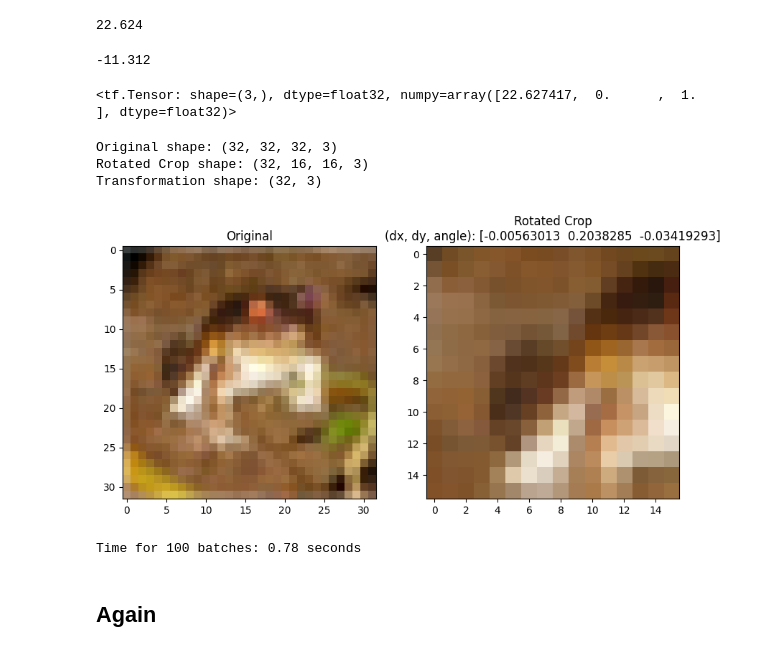
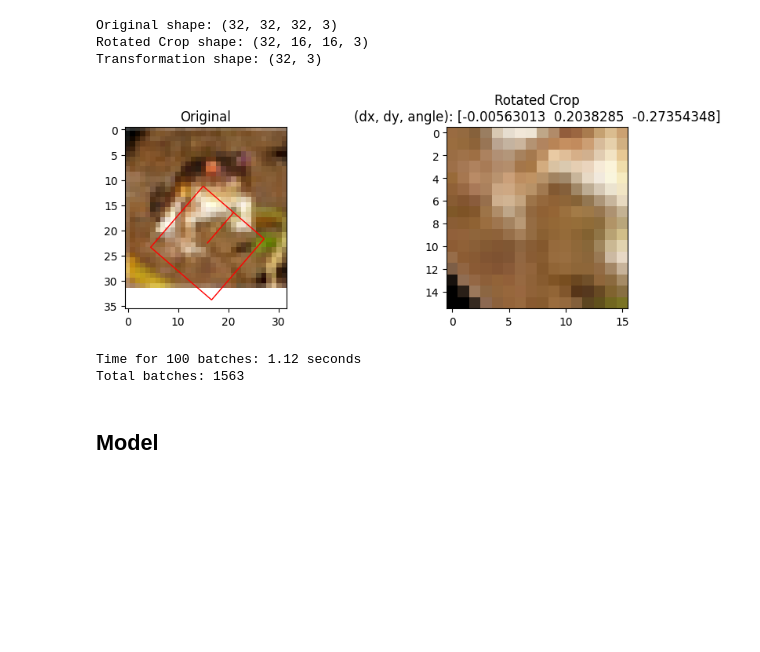
Before and after one commit to malcolmlett/training-instrumentation-toolkit, a Jupyter notebook: doc/blog-202503/gradient-collapse.ipynb, the cells around one changed output. Cells and saved outputs as stored; diff of their text form; code cells hidden in the pictures; blank space fills up the shorter version.

Commit message:
Clean dataset pipeline

```diff
--- a/doc/blog-202503/gradient-collapse.ipynb
+++ b/doc/blog-202503/gradient-collapse.ipynb
@@ -225,24 +139,0 @@ tf.linalg.matvec(R, TRv)
-# %%
-da = 0.25
-cos_val = tf.cos(da * np.pi)
-sin_val = tf.sin(da * np.pi)
-T2 = tf.stack([
-    [1.0, 0.0, 16],
-    [0.0, 1.0, 16],
-    [0.0, 0.0, 1.0]
-])
-
-R = tf.stack([
-    [cos_val, -sin_val, 0],
-    [sin_val, cos_val, 0],
-    [0.0, 0.0, 1.0]
-])
-
-TR = tf.stack([                   # <-- successfully returns top-left pixel to crop centre (T3r dot T2)
-    [1.0, 0.0, 24*(da*4)],
-    [0.0, 1.0, -10*(da*4)],
-    [0.0, 0.0, 1.0]
-])
-
-print(f"{TR=}")
-print(f"{R=}")
@@ -258,16 +140,3 @@ array([[ 0.70710677, -0.70710677,  0.        ],
-# %%
-16*0.707 + -16*-0.707
-# %% [output]
-22.624
-# %%
-16*0.707 + -32*0.707
-# %% [output]
--11.312
-# %%
-TRv = tf.stack([16., -16., 1.])
-tf.linalg.matvec(R, TRv)
-# %% [output]
-<tf.Tensor: shape=(3,), dtype=float32, numpy=array([22.627417,  0.      ,  1.      ], dtype=float32)>
 # %%
 # pre-processing pipeline
 def preprocess_image(image):
@@ -281,44 +150,39 @@ def preprocess_image(image):
 
     # Take rotated crop
     cropped = rotated_crop(image, dx, dy, da)
 
     # construct as input/output tuples
     transform = tf.stack([dx, dy, da])
     return (image, cropped), transform
 
 # Create the dataset pipeline
 train_dataset = tf.data.Dataset.from_tensor_slices(x_train)
 train_dataset = train_dataset.map(
     preprocess_image,
     num_parallel_calls=tf.data.AUTOTUNE
 ).batch(32).prefetch(tf.data.AUTOTUNE)
 
 # Test and visualize
-for (original, rotated_crop), transform in train_dataset.take(1):
+for (original, cropped), transform in train_dataset.take(1):
     print("Original shape:", original.shape)         # [batch, 32, 32, 3]
-    print("Rotated Crop shape:", rotated_crop.shape) # [batch, 16, 16, 3]
+    print("Rotated Crop shape:", cropped.shape) # [batch, 16, 16, 3]
     print("Transformation shape:", transform.shape)  # [batch, 3]
 
-    plt.figure(figsize=(10, 5))
-    plt.subplot(1, 2, 1)
-    plt.title("Original")
-    plt.imshow(original[0])
-    plt.subplot(1, 2, 2)
-    plt.title(f"Rotated Crop\n(dx, dy, angle): {transform[0].numpy()}")
-    plt.imshow(rotated_crop[0])
-    plt.show()
+    show_data_sample((original[0], cropped[0]), transform[0])
 
 # Optional: Time the pipeline
 import time
 start = time.time()
 for _ in train_dataset.take(100):  # Process 100 batches
     pass
 print(f"Time for 100 batches: {time.time() - start:.2f} seconds")
+print(f"Total batches: {len(train_dataset)}")
 # %% [output]
 Original shape: (32, 32, 32, 3)
 Rotated Crop shape: (32, 16, 16, 3)
 Transformation shape: (32, 3)
-[figure, old version]
+[figure, new version]
-Time for 100 batches: 0.78 seconds
+Time for 100 batches: 1.12 seconds
+Total batches: 1563
 # %% [markdown]
-## Again
+## Model
```
Also changed, not shown: parts of 6 cells of this notebook.
